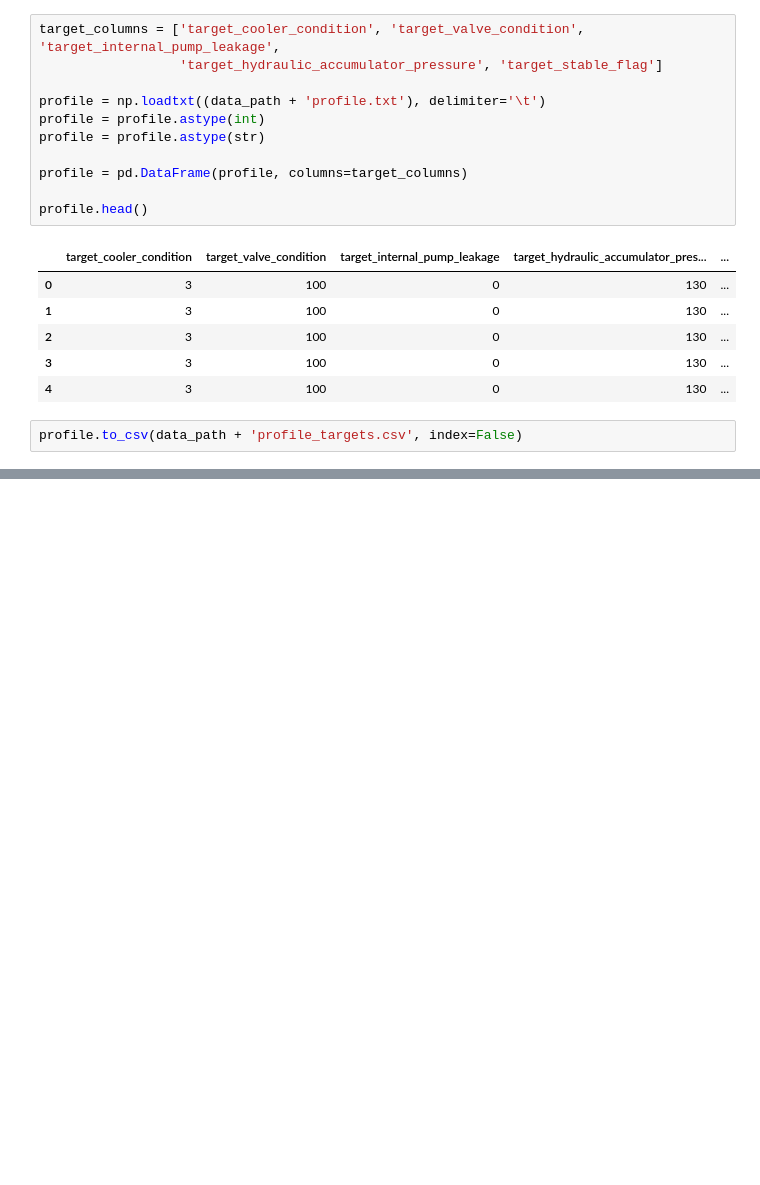
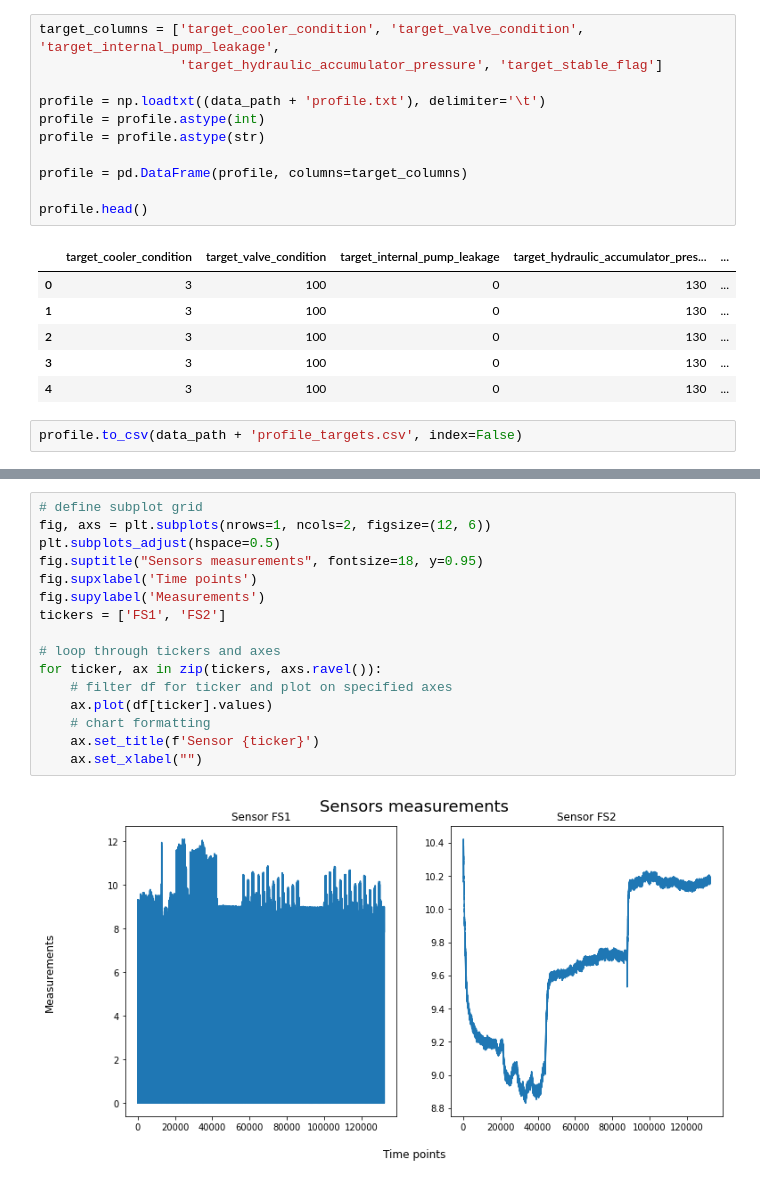
Before and after one commit to shamilnabiyev/automl-time-series, a Jupyter notebook: notebooks/hydraulic-system-data-preprocessing.ipynb, the cells around one changed output, grey strips where cells are left out. Drawn from its saved outputs; the diff is of its cells as text; blank space fills up the shorter version.

```diff
--- a/notebooks/hydraulic-system-data-preprocessing.ipynb
+++ b/notebooks/hydraulic-system-data-preprocessing.ipynb
@@ -188,0 +225,18 @@ profile.to_csv(data_path + 'profile_targets.csv', index=False)
+# %%
+# define subplot grid
+fig, axs = plt.subplots(nrows=1, ncols=2, figsize=(12, 6))
+plt.subplots_adjust(hspace=0.5)
+fig.suptitle("Sensors measurements", fontsize=18, y=0.95)
+fig.supxlabel('Time points')
+fig.supylabel('Measurements')
+tickers = ['FS1', 'FS2']
+
+# loop through tickers and axes
+for ticker, ax in zip(tickers, axs.ravel()):
+    # filter df for ticker and plot on specified axes
+    ax.plot(df[ticker].values)
+    # chart formatting
+    ax.set_title(f'Sensor {ticker}')
+    ax.set_xlabel("")
+# %% [output]
+[figure, added]
```
Also changed, not shown: parts of 2 cells of this notebook.
